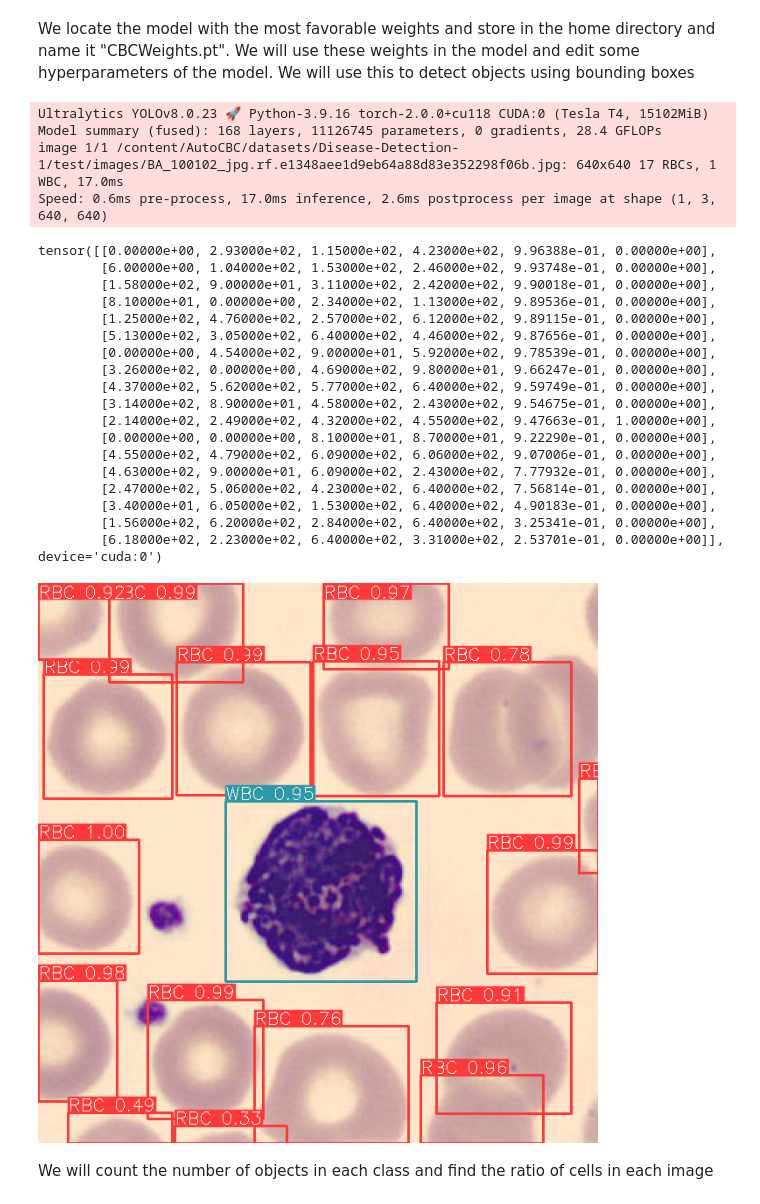
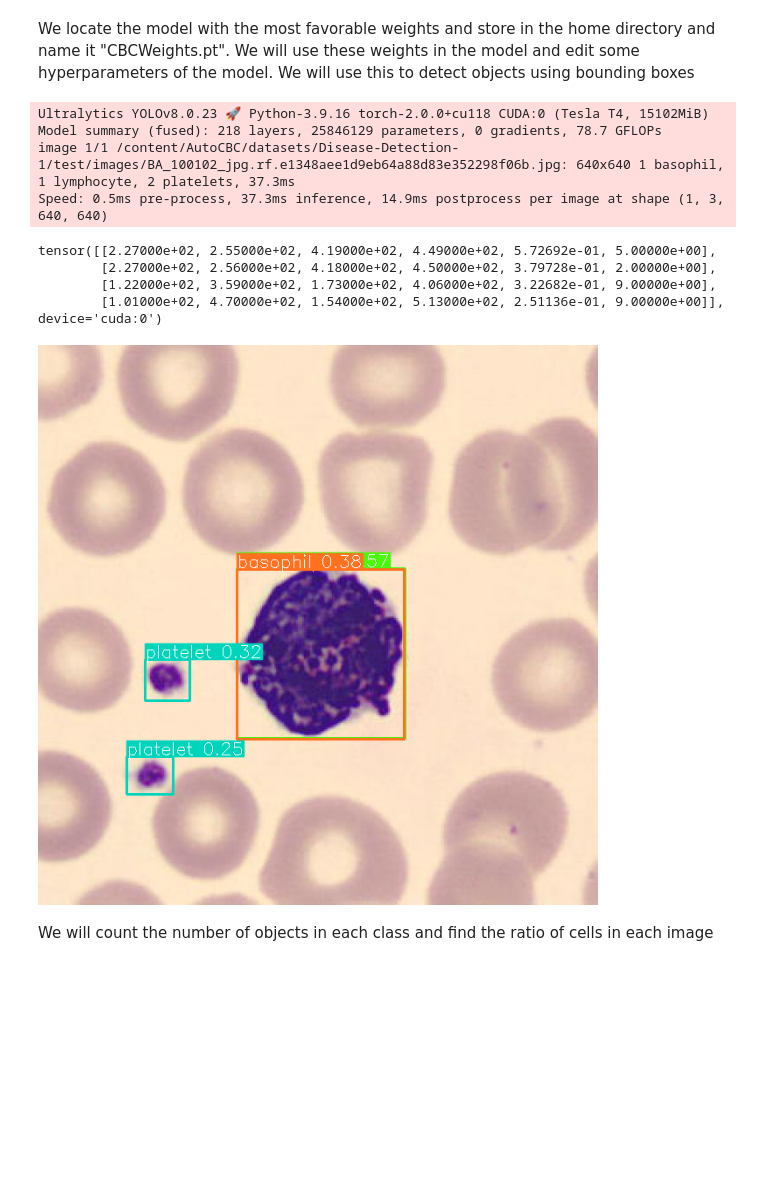
Before and after one commit to RitvikPrabhu/HemeAI, a Jupyter notebook: Disease_detect.ipynb, the cells around one changed output. Drawn from its saved outputs; the diff is of its cells as text; code cells hidden in the pictures; blank space fills up the shorter version.

```diff
--- a/Disease_detect.ipynb
+++ b/Disease_detect.ipynb
@@ -118,46 +118,32 @@ Speed: 0.2ms pre-process, 21.0ms inference, 0.0ms loss, 1.3ms post-process per i
 # %% [markdown]
 We locate the model with the most favorable weights and store in the home directory and name it "CBCWeights.pt". We will use these weights in the model and edit some hyperparameters of the model. We will use this to detect objects using bounding boxes
 # %%
-model = YOLO('runs/detect/train15/weights/best.pt')
+model = YOLO('runs/detect/train2/weights/best.pt')
 
 # set model parameters
 model.overrides['conf'] = 0.25  # NMS confidence threshold
 model.overrides['iou'] = 0.45  # NMS IoU threshold
 model.overrides['agnostic_nms'] = False  # NMS class-agnostic
 model.overrides['max_det'] = 1000  # maximum number of detections per image
 
 # observe results
 image = "/content/AutoCBC/datasets/Disease-Detection-1/test/images/BA_100102_jpg.rf.e1348aee1d9eb64a88d83e352298f06b.jpg"
 #image = "datasets/data/Testing/images/BloodImage_00391.jpg"
 results = model.predict(image)
 
 print(results[0].boxes)
 render = render_result(model=model, image=image, result=results[0])
 render.show()
 # %% [output]
 Ultralytics YOLOv8.0.23 🚀 Python-3.9.16 torch-2.0.0+cu118 CUDA:0 (Tesla T4, 15102MiB)
-Model summary (fused): 168 layers, 11126745 parameters, 0 gradients, 28.4 GFLOPs
-image 1/1 /content/AutoCBC/datasets/Disease-Detection-1/test/images/BA_100102_jpg.rf.e1348aee1d9eb64a88d83e352298f06b.jpg: 640x640 17 RBCs, 1 WBC, 17.0ms
-Speed: 0.6ms pre-process, 17.0ms inference, 2.6ms postprocess per image at shape (1, 3, 640, 640)
+Model summary (fused): 218 layers, 25846129 parameters, 0 gradients, 78.7 GFLOPs
+image 1/1 /content/AutoCBC/datasets/Disease-Detection-1/test/images/BA_100102_jpg.rf.e1348aee1d9eb64a88d83e352298f06b.jpg: 640x640 1 basophil, 1 lymphocyte, 2 platelets, 37.3ms
+Speed: 0.5ms pre-process, 37.3ms inference, 14.9ms postprocess per image at shape (1, 3, 640, 640)
-tensor([[0.00000e+00, 2.93000e+02, 1.15000e+02, 4.23000e+02, 9.96388e-01, 0.00000e+00],
-        [6.00000e+00, 1.04000e+02, 1.53000e+02, 2.46000e+02, 9.93748e-01, 0.00000e+00],
-        [1.58000e+02, 9.00000e+01, 3.11000e+02, 2.42000e+02, 9.90018e-01, 0.00000e+00],
-        [8.10000e+01, 0.00000e+00, 2.34000e+02, 1.13000e+02, 9.89536e-01, 0.00000e+00],
-        [1.25000e+02, 4.76000e+02, 2.57000e+02, 6.12000e+02, 9.89115e-01, 0.00000e+00],
-        [5.13000e+02, 3.05000e+02, 6.40000e+02, 4.46000e+02, 9.87656e-01, 0.00000e+00],
-        [0.00000e+00, 4.54000e+02, 9.00000e+01, 5.92000e+02, 9.78539e-01, 0.00000e+00],
-        [3.26000e+02, 0.00000e+00, 4.69000e+02, 9.80000e+01, 9.66247e-01, 0.00000e+00],
-        [4.37000e+02, 5.62000e+02, 5.77000e+02, 6.40000e+02, 9.59749e-01, 0.00000e+00],
-        [3.14000e+02, 8.90000e+01, 4.58000e+02, 2.43000e+02, 9.54675e-01, 0.00000e+00],
-        [2.14000e+02, 2.49000e+02, 4.32000e+02, 4.55000e+02, 9.47663e-01, 1.00000e+00],
-        [0.00000e+00, 0.00000e+00, 8.10000e+01, 8.70000e+01, 9.22290e-01, 0.00000e+00],
-        [4.55000e+02, 4.79000e+02, 6.09000e+02, 6.06000e+02, 9.07006e-01, 0.00000e+00],
-        [4.63000e+02, 9.00000e+01, 6.09000e+02, 2.43000e+02, 7.77932e-01, 0.00000e+00],
-        [2.47000e+02, 5.06000e+02, 4.23000e+02, 6.40000e+02, 7.56814e-01, 0.00000e+00],
-        [3.40000e+01, 6.05000e+02, 1.53000e+02, 6.40000e+02, 4.90183e-01, 0.00000e+00],
-        [1.56000e+02, 6.20000e+02, 2.84000e+02, 6.40000e+02, 3.25341e-01, 0.00000e+00],
-        [6.18000e+02, 2.23000e+02, 6.40000e+02, 3.31000e+02, 2.53701e-01, 0.00000e+00]], device='cuda:0')
+tensor([[2.27000e+02, 2.55000e+02, 4.19000e+02, 4.49000e+02, 5.72692e-01, 5.00000e+00],
+        [2.27000e+02, 2.56000e+02, 4.18000e+02, 4.50000e+02, 3.79728e-01, 2.00000e+00],
+        [1.22000e+02, 3.59000e+02, 1.73000e+02, 4.06000e+02, 3.22682e-01, 9.00000e+00],
+        [1.01000e+02, 4.70000e+02, 1.54000e+02, 5.13000e+02, 2.51136e-01, 9.00000e+00]], device='cuda:0')
-[figure, old version]
+[figure, new version]
 # %% [markdown]
 We will count the number of objects in each class and find the ratio of cells in each image
 # %%
```
